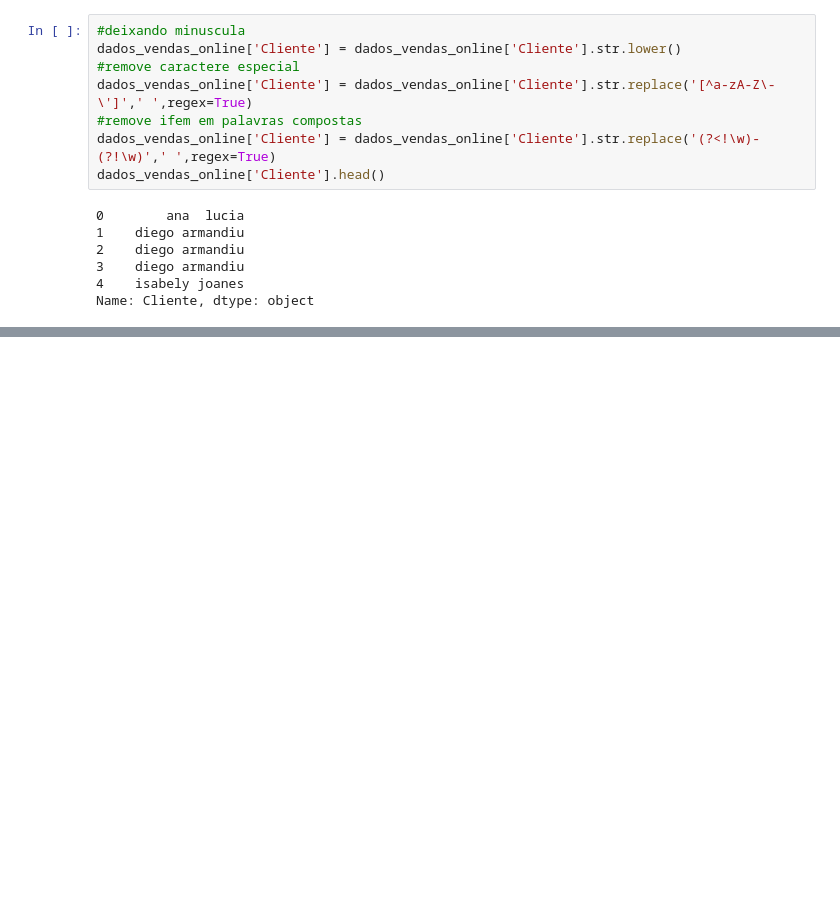
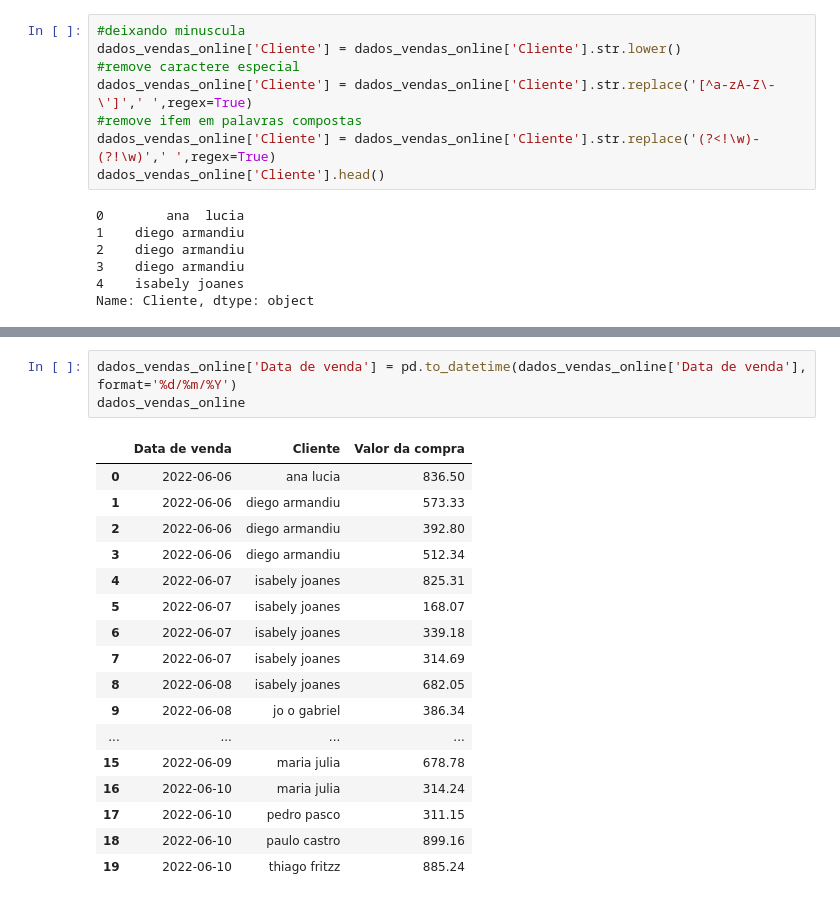
Before and after one commit to Uill-Iam/Estudo, a Jupyter notebook: Python/Data Science/Aplicacao_com_pandas/Transaformcao_manipulacao_dados/vendas_online.ipynb, the cells around one changed output, grey strips where cells are left out. Cells and saved outputs as stored; diff of their text form; blank space fills up the shorter version.

```diff
--- a/Python/Data Science/Aplicacao_com_pandas/Transaformcao_manipulacao_dados/vendas_online.ipynb
+++ b/Python/Data Science/Aplicacao_com_pandas/Transaformcao_manipulacao_dados/vendas_online.ipynb
@@ -157,0 +177,21 @@ Name: Cliente, dtype: object
+# %%
+dados_vendas_online['Data de venda'] = pd.to_datetime(dados_vendas_online['Data de venda'], format='%d/%m/%Y')
+dados_vendas_online
+# %% [output]
+|  | Data de venda | Cliente | Valor da compra |
+| 0 | 2022-06-06 | ana lucia | 836.50 |
+| 1 | 2022-06-06 | diego armandiu | 573.33 |
+| 2 | 2022-06-06 | diego armandiu | 392.80 |
+| 3 | 2022-06-06 | diego armandiu | 512.34 |
+| 4 | 2022-06-07 | isabely joanes | 825.31 |
+| 5 | 2022-06-07 | isabely joanes | 168.07 |
+| 6 | 2022-06-07 | isabely joanes | 339.18 |
+| 7 | 2022-06-07 | isabely joanes | 314.69 |
+| 8 | 2022-06-08 | isabely joanes | 682.05 |
+| 9 | 2022-06-08 | jo o gabriel | 386.34 |
+| ... | ... | ... | ... |
+| 15 | 2022-06-09 | maria julia | 678.78 |
+| 16 | 2022-06-10 | maria julia | 314.24 |
+| 17 | 2022-06-10 | pedro pasco | 311.15 |
+| 18 | 2022-06-10 | paulo castro | 899.16 |
+| 19 | 2022-06-10 | thiago fritzz | 885.24 |
```
Also changed, not shown: parts of 4 cells of this notebook, 2 other files.
